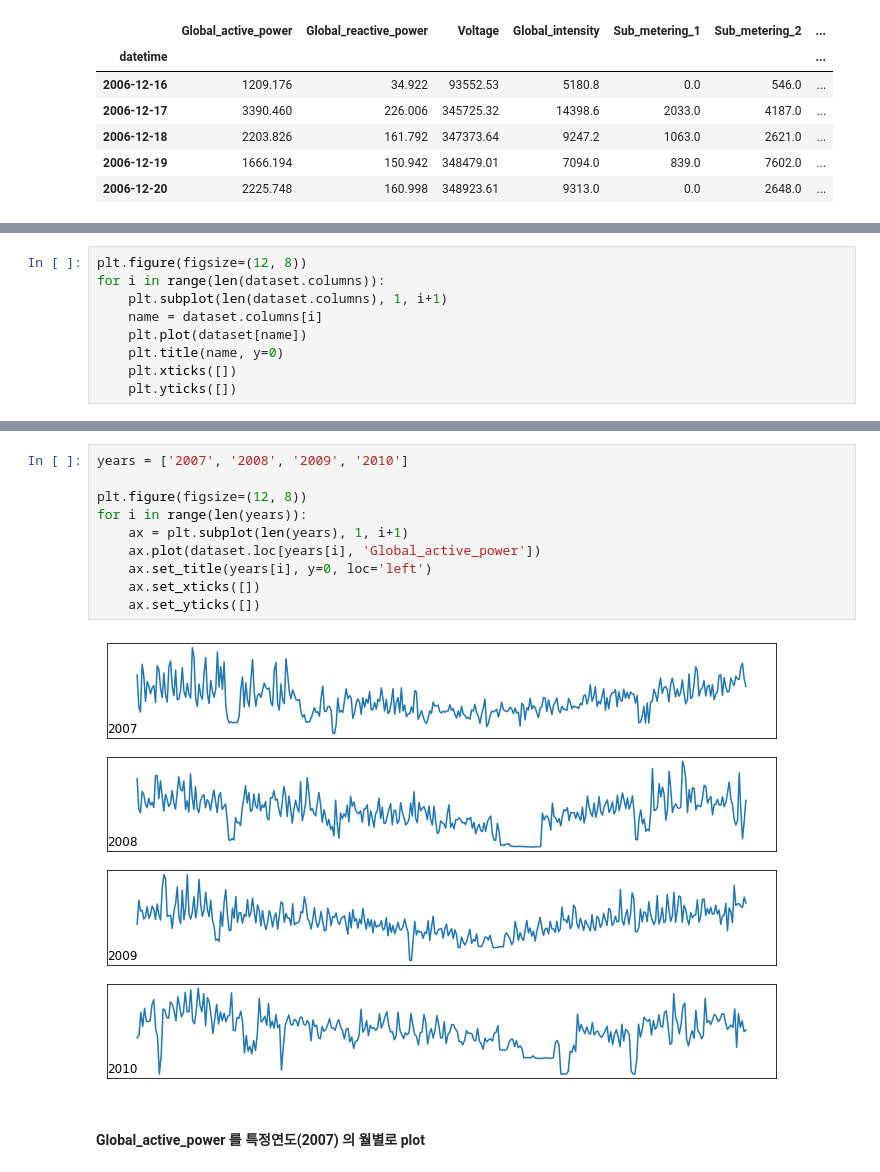
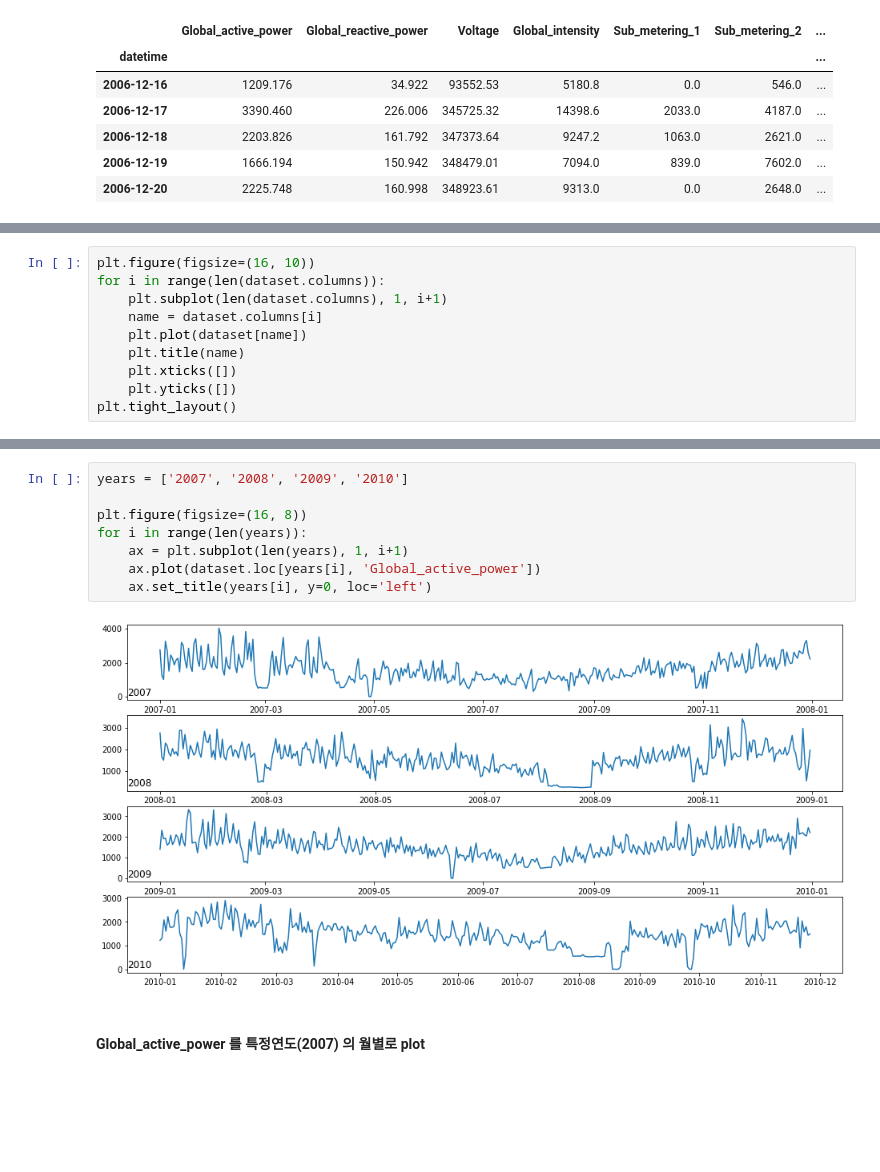
Before and after one commit to ironmanciti/Time_Series_Lecture, a Jupyter notebook: 130_Multivariate_Household_Energy.ipynb, the cells around one changed output, grey strips where cells are left out. Saved outputs shown, nothing was run; the diff lists cells and outputs as text; blank space fills up the shorter version.

```diff
--- a/130_Multivariate_Household_Energy.ipynb
+++ b/130_Multivariate_Household_Energy.ipynb
@@ -61,12 +61,13 @@ None
 
 #### multivariate data 이므로 각각의 변수에 대해 line plot 을 그려 비교 (기간 : 2006 Dec 에서 2010 Nov 까지)
 # %%
-plt.figure(figsize=(12, 8))
+plt.figure(figsize=(16, 10))
 for i in range(len(dataset.columns)):
     plt.subplot(len(dataset.columns), 1, i+1)
     name = dataset.columns[i]
     plt.plot(dataset[name])
-    plt.title(name, y=0)
+    plt.title(name)
     plt.xticks([])
     plt.yticks([])
+plt.tight_layout()
 # %% [output]
@@ -78,15 +79,13 @@ for i in range(len(dataset.columns)):
 # %%
 years = ['2007', '2008', '2009', '2010']
 
-plt.figure(figsize=(12, 8))
+plt.figure(figsize=(16, 8))
 for i in range(len(years)):
     ax = plt.subplot(len(years), 1, i+1)
     ax.plot(dataset.loc[years[i], 'Global_active_power'])
     ax.set_title(years[i], y=0, loc='left')
-    ax.set_xticks([])
-    ax.set_yticks([])
 # %% [output]
-[figure, old version]
+[figure, new version]
 # %% [markdown]
 #### Global_active_power 를 특정연도(2007) 의 월별로 plot
 # %%
```
Also changed, not shown: parts of 24 cells of this notebook, 14 other files.
